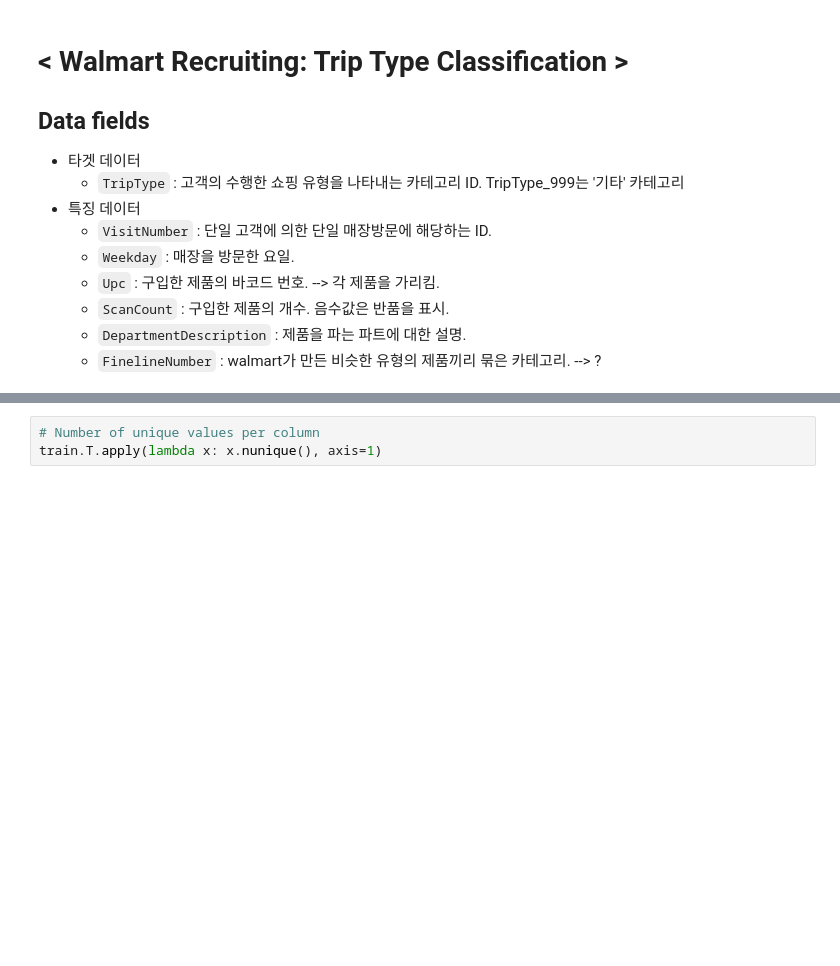
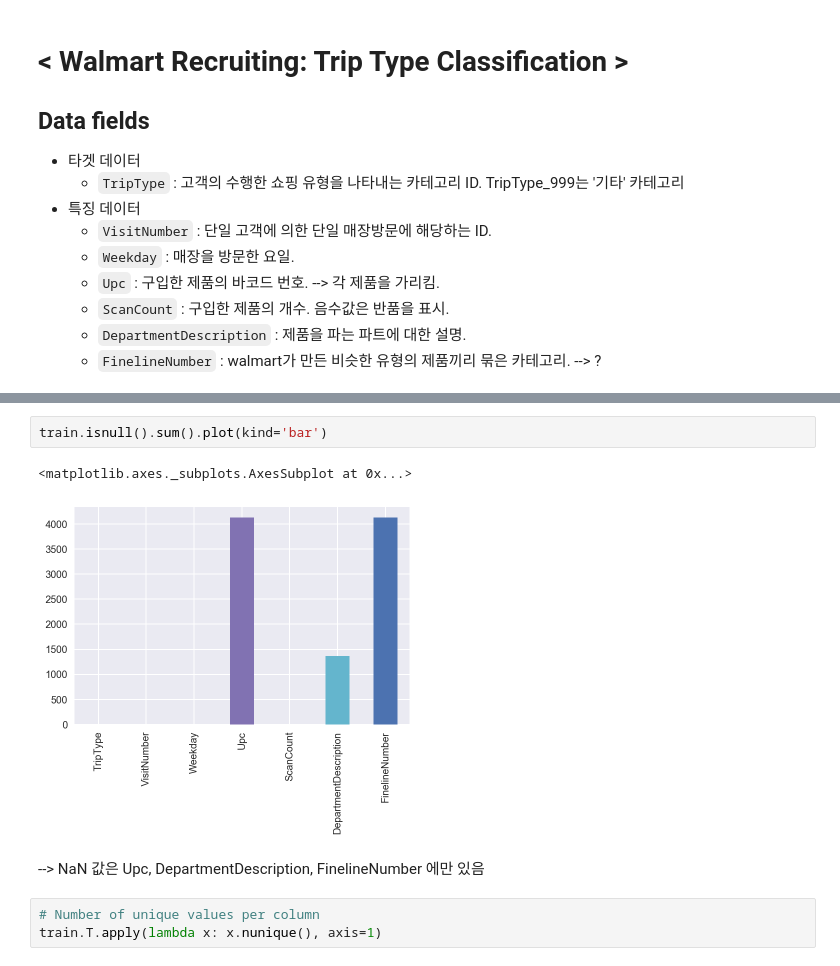
Before and after one commit to iayrots/dss7_SWYA_walmart, a Jupyter notebook: ya/EDA.ipynb, the cells around one changed output, grey strips where cells are left out. Drawn from its saved outputs; the diff is of its cells as text; blank space fills up the shorter version.

```diff
--- a/ya/EDA.ipynb
+++ b/ya/EDA.ipynb
@@ -60,3 +38,10 @@ train[train.FinelineNumber == 1000]
+# %%
+train.isnull().sum().plot(kind='bar')
+# %% [output]
+<matplotlib.axes._subplots.AxesSubplot at 0x...>
+[figure, added]
+# %% [markdown]
+--> NaN 값은 Upc, DepartmentDescription, FinelineNumber 에만 있음
 # %%
 # Number of unique values per column
 train.T.apply(lambda x: x.nunique(), axis=1)
```
Also changed, not shown: parts of 3 cells of this notebook, 1 other file.
